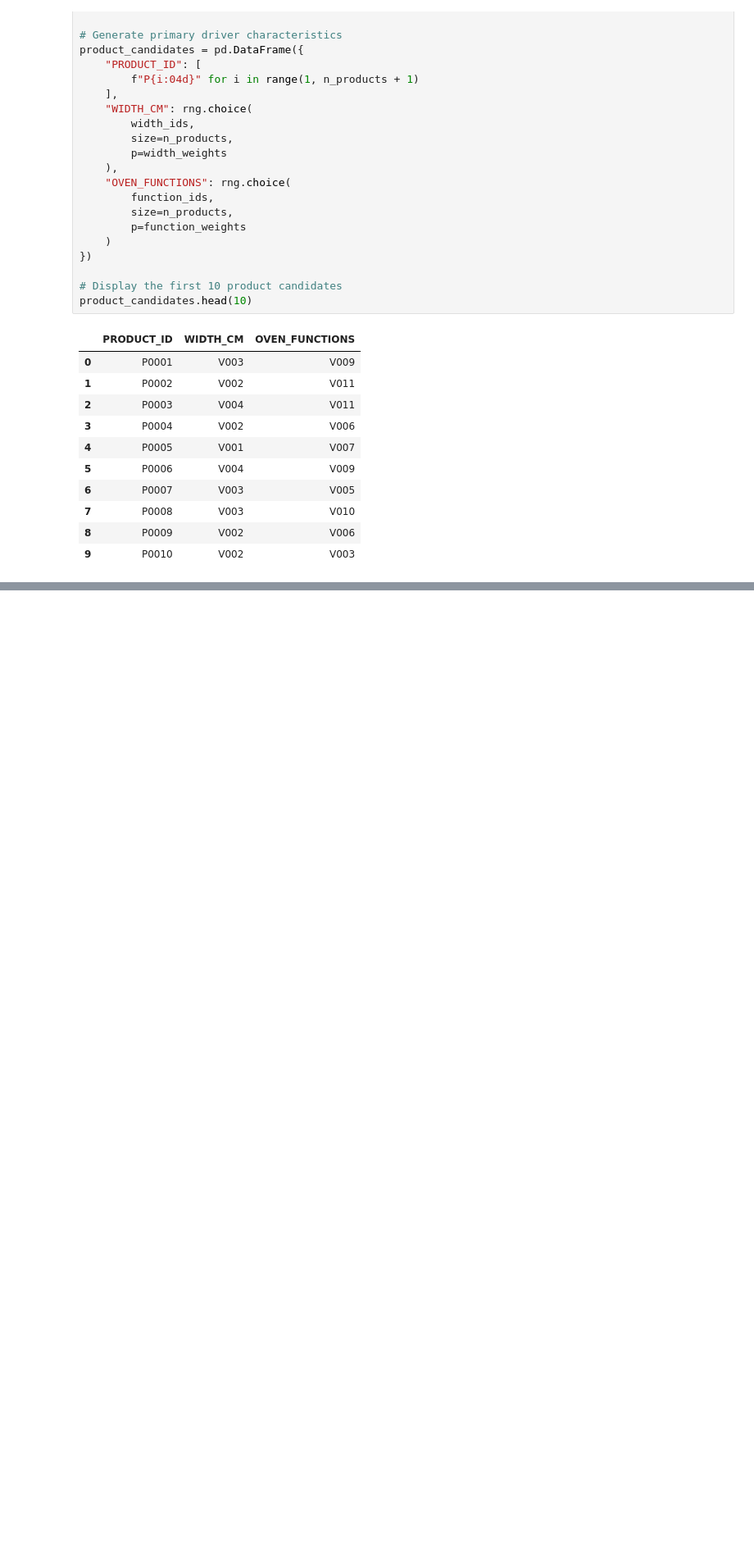
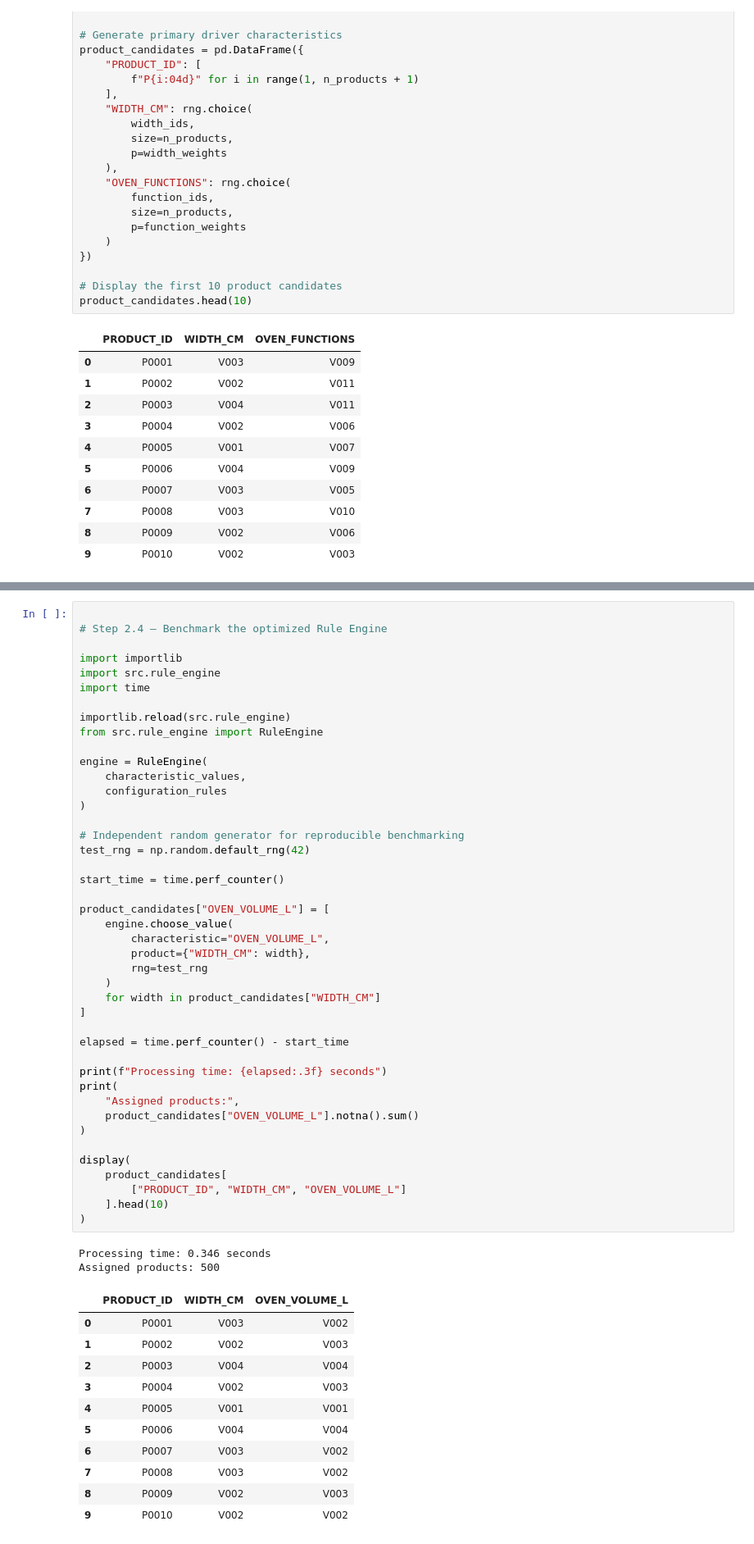
Before and after one commit to bnlozc/oven-product-matching, a Jupyter notebook: notebooks/01_dataset_generation_v1.ipynb, the cells around one changed output, grey strips where cells are left out. Shown at 82% size. Cells and saved outputs as stored; diff of their text form; blank space fills up the shorter version.

```diff
--- a/notebooks/01_dataset_generation_v1.ipynb
+++ b/notebooks/01_dataset_generation_v1.ipynb
@@ -1319,0 +1462,57 @@ product_candidates.head(10)
+# %%
+
+# Step 2.4 — Benchmark the optimized Rule Engine
+
+import importlib
+import src.rule_engine
+import time
+
+importlib.reload(src.rule_engine)
+from src.rule_engine import RuleEngine
+
+engine = RuleEngine(
+    characteristic_values,
+    configuration_rules
+)
+
+# Independent random generator for reproducible benchmarking
+test_rng = np.random.default_rng(42)
+
+start_time = time.perf_counter()
+
+product_candidates["OVEN_VOLUME_L"] = [
+    engine.choose_value(
+        characteristic="OVEN_VOLUME_L",
+        product={"WIDTH_CM": width},
+        rng=test_rng
+    )
+    for width in product_candidates["WIDTH_CM"]
+]
+
+elapsed = time.perf_counter() - start_time
+
+print(f"Processing time: {elapsed:.3f} seconds")
+print(
+    "Assigned products:",
+    product_candidates["OVEN_VOLUME_L"].notna().sum()
+)
+
+display(
+    product_candidates[
+        ["PRODUCT_ID", "WIDTH_CM", "OVEN_VOLUME_L"]
+    ].head(10)
+)
+# %% [output]
+Processing time: 0.346 seconds
+Assigned products: 500
+|  | PRODUCT_ID | WIDTH_CM | OVEN_VOLUME_L |
+| 0 | P0001 | V003 | V002 |
+| 1 | P0002 | V002 | V003 |
+| 2 | P0003 | V004 | V004 |
+| 3 | P0004 | V002 | V003 |
+| 4 | P0005 | V001 | V001 |
+| 5 | P0006 | V004 | V004 |
+| 6 | P0007 | V003 | V002 |
+| 7 | P0008 | V003 | V002 |
+| 8 | P0009 | V002 | V003 |
+| 9 | P0010 | V002 | V002 |
```
Also changed, not shown: parts of 16 cells of this notebook, 2 other files.
